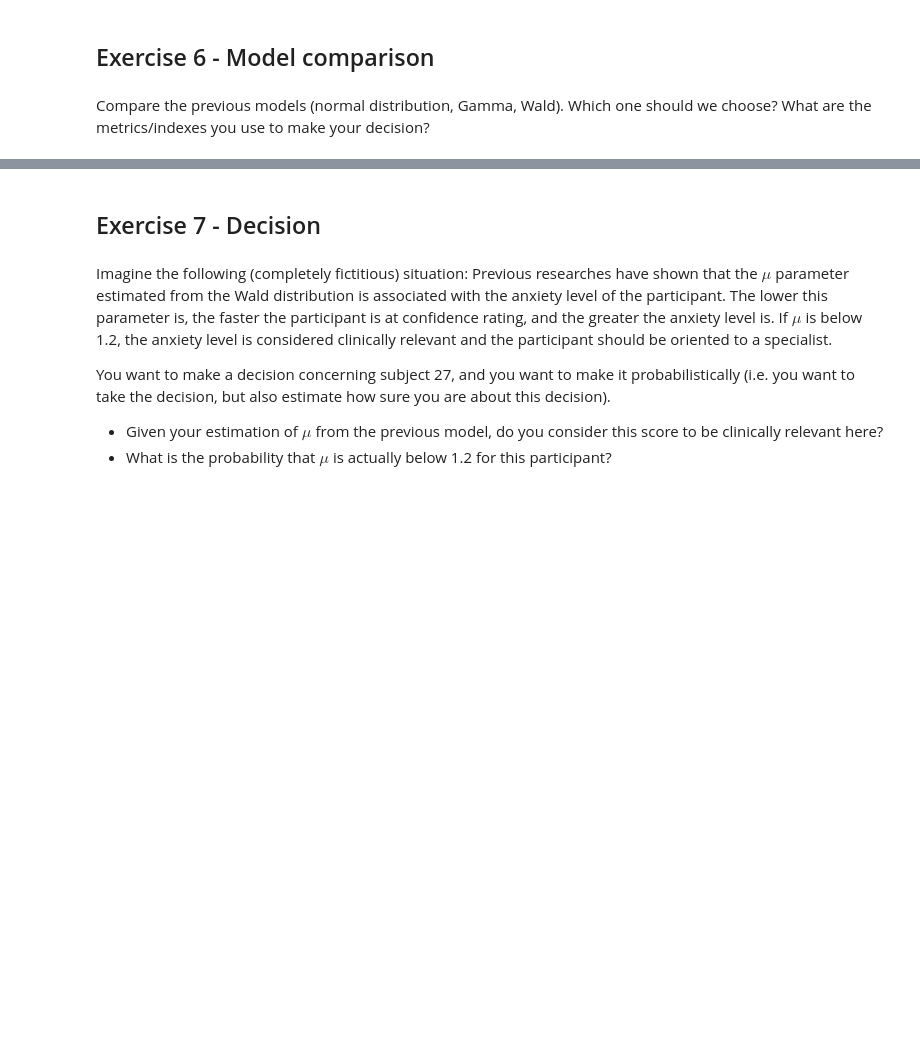
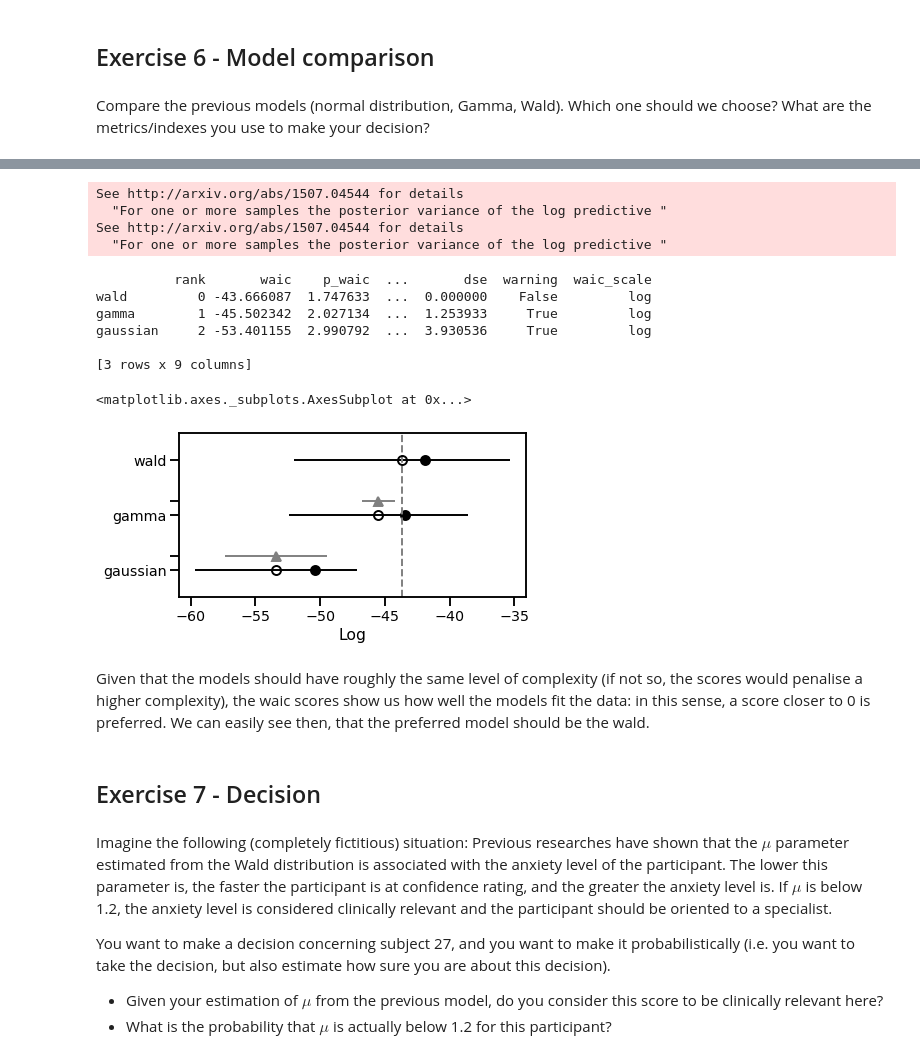
Before and after one commit to Naeghil/ACM_Portfolios, a Jupyter notebook: portfolio1.ipynb, the cells around one changed output, grey strips where cells are left out. Drawn from its saved outputs; the diff is of its cells as text; code cells hidden in the pictures; blank space fills up the shorter version.

```diff
--- a/portfolio1.ipynb
+++ b/portfolio1.ipynb
@@ -273,3 +302,23 @@ Compare the previous models (normal distribution, Gamma, Wald). Which one should
+# %%
+comp = az.compare({'gaussian':n_trace, 'gamma':g_trace, 'wald':w_trace}, method='BB-pseudo-BMA', ic='waic')
+print(comp)
+az.plot_compare(comp)
+# %% [output]
+See http://arxiv.org/abs/1507.04544 for details
+  "For one or more samples the posterior variance of the log predictive "
+See http://arxiv.org/abs/1507.04544 for details
+  "For one or more samples the posterior variance of the log predictive "
+          rank       waic    p_waic  ...       dse  warning  waic_scale
+wald         0 -43.666087  1.747633  ...  0.000000    False         log
+gamma        1 -45.502342  2.027134  ...  1.253933     True         log
+gaussian     2 -53.401155  2.990792  ...  3.930536     True         log
+
+[3 rows x 9 columns]
+<matplotlib.axes._subplots.AxesSubplot at 0x...>
+[figure, added]
+# %% [markdown]
+Given that the models should have roughly the same level of complexity (if not so, the scores would penalise a higher complexity), the waic scores show us how well the models fit the data: in this sense, a score closer to 0 is preferred.
+We can easily see then, that the preferred model should be the wald.
 # %% [markdown]
 ## Exercise 7 - Decision
 # %% [markdown]
```
Also changed, not shown: parts of 18 cells of this notebook.
